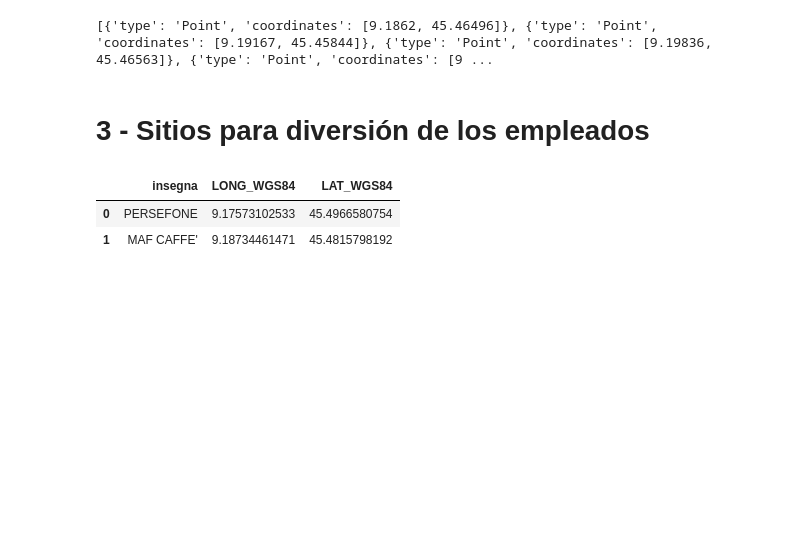
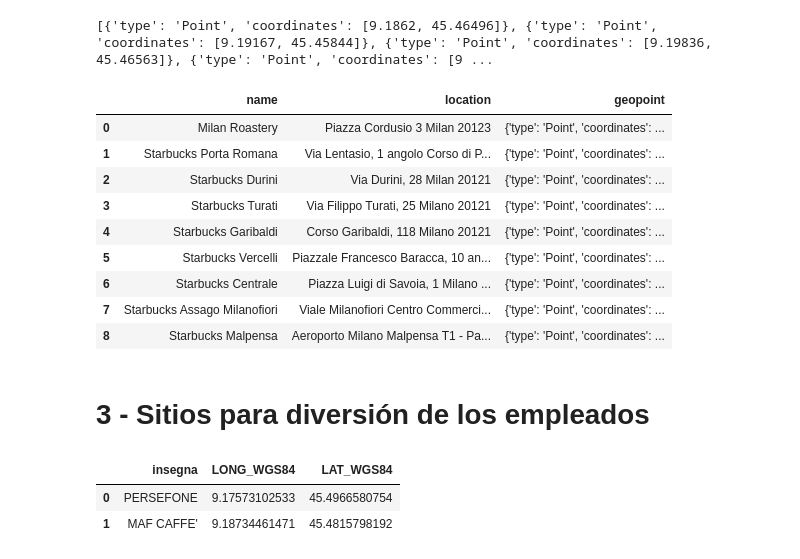
Before and after one commit to must4in3/3-geospartial-data-project, a Jupyter notebook: Analysis and Dataset.ipynb, the cells around one changed output. Saved outputs shown, nothing was run; the diff lists cells and outputs as text; code cells hidden in the pictures; blank space fills up the shorter version.

```diff
--- a/Analysis and Dataset.ipynb
+++ b/Analysis and Dataset.ipynb
@@ -202,6 +204,18 @@ print(starbucks_geo)
 # %%
 # con assign cada valor de la lista se va asignando a la nueva columna geopoint en la starbucks_table
 starbucks_table = starbucks_table.assign(geopoint=starbucks_geo)
+starbucks_table
+# %% [output]
+|  | name | location | geopoint |
+| 0 | Milan Roastery | Piazza Cordusio 3 Milan 20123 | {'type': 'Point', 'coordinates': ... |
+| 1 | Starbucks Porta Romana | Via Lentasio, 1 angolo Corso di P... | {'type': 'Point', 'coordinates': ... |
+| 2 | Starbucks Durini | Via Durini, 28 Milan 20121 | {'type': 'Point', 'coordinates': ... |
+| 3 | Starbucks Turati | Via Filippo Turati, 25 Milano 20121 | {'type': 'Point', 'coordinates': ... |
+| 4 | Starbucks Garibaldi | Corso Garibaldi, 118 Milano 20121 | {'type': 'Point', 'coordinates': ... |
+| 5 | Starbucks Vercelli | Piazzale Francesco Baracca, 10 an... | {'type': 'Point', 'coordinates': ... |
+| 6 | Starbucks Centrale | Piazza Luigi di Savoia, 1 Milano ... | {'type': 'Point', 'coordinates': ... |
+| 7 | Starbucks Assago Milanofiori | Viale Milanofiori Centro Commerci... | {'type': 'Point', 'coordinates': ... |
+| 8 | Starbucks Malpensa | Aeroporto Milano Malpensa T1 - Pa... | {'type': 'Point', 'coordinates': ... |
 # %%
 # Export as json records to import with mongoimport
 starbucks_table.to_json("output/starbucks_table.json",orient="records")
```
Also changed, not shown: parts of 5 cells of this notebook, 3 other files.
